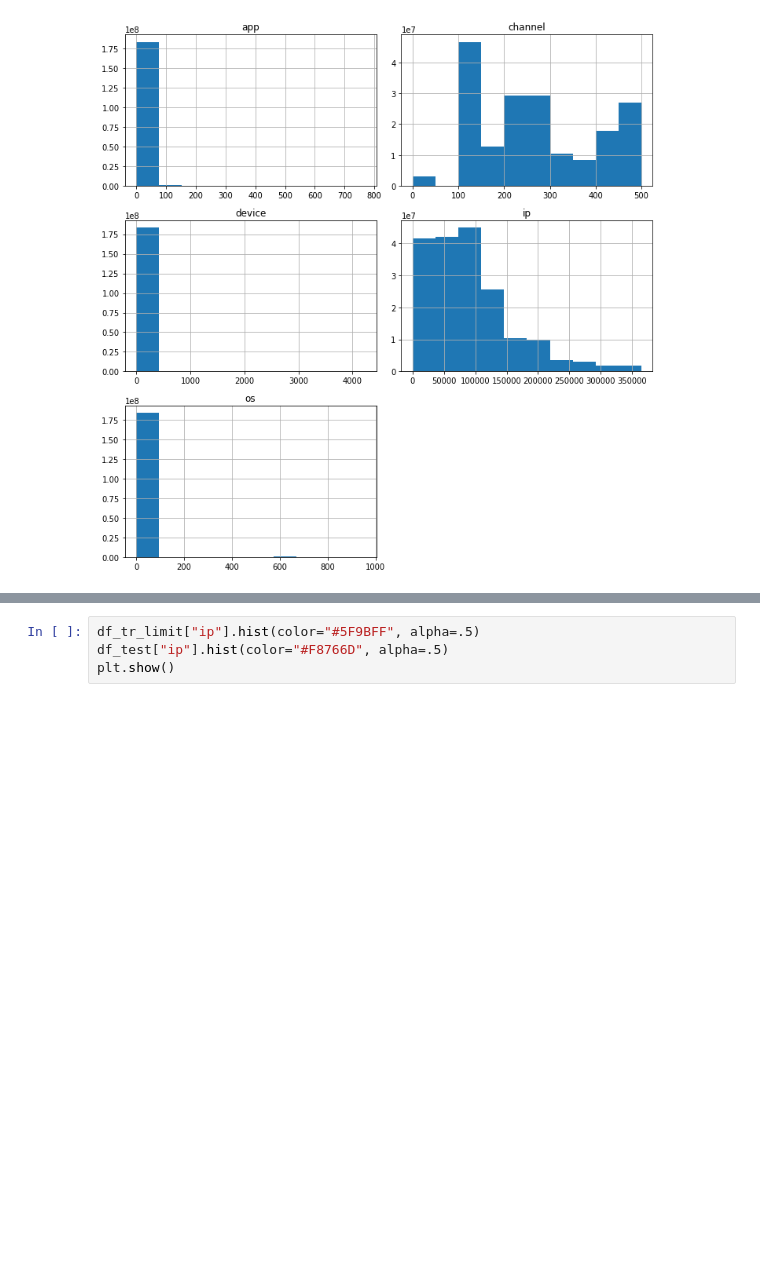
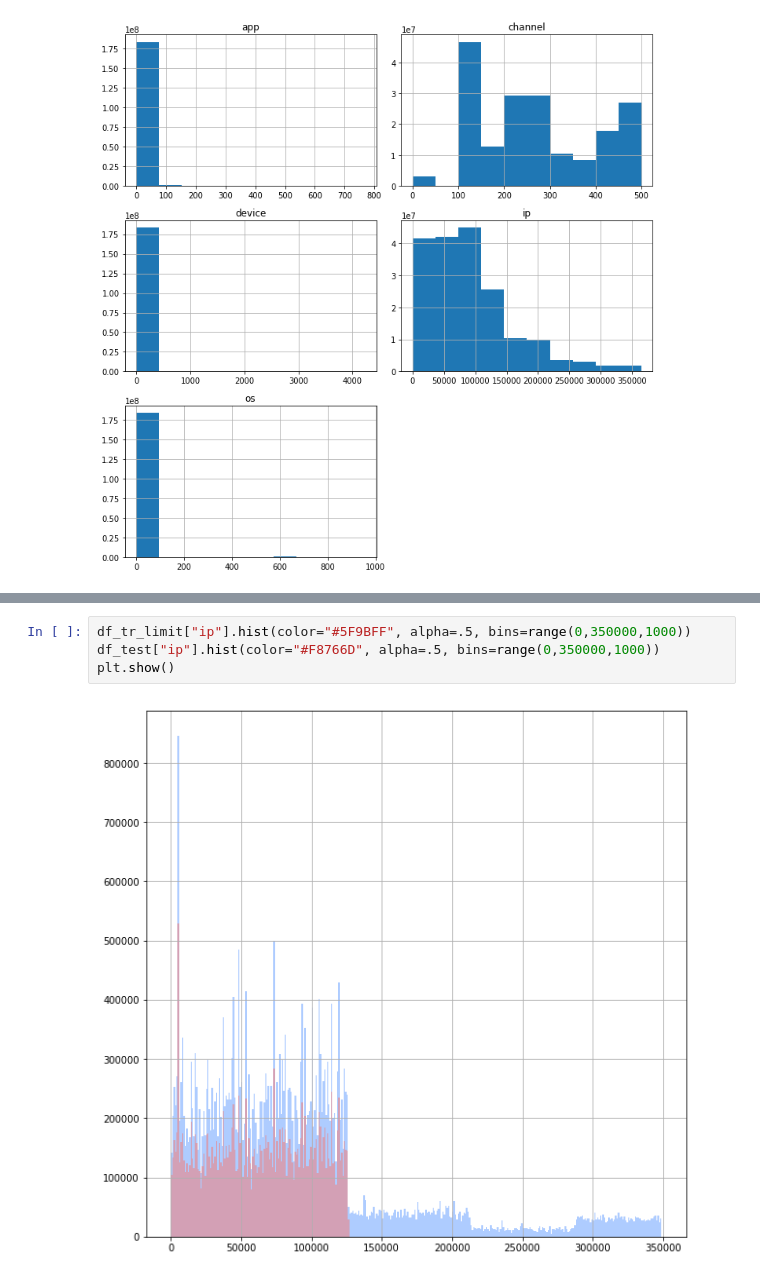
Before and after one commit to tkazusa/Kaggle-TalkingData-AdTracking-Fraud-Detection-Challenge, a Jupyter notebook: SomeEDA1.ipynb, the cells around one changed output, grey strips where cells are left out. Drawn from its saved outputs; the diff is of its cells as text; blank space fills up the shorter version.

```diff
--- a/SomeEDA1.ipynb
+++ b/SomeEDA1.ipynb
@@ -189,4 +182,6 @@ plt.tight_layout()
 # %%
-df_tr_limit["ip"].hist(color="#5F9BFF", alpha=.5)
-df_test["ip"].hist(color="#F8766D", alpha=.5)
+df_tr_limit["ip"].hist(color="#5F9BFF", alpha=.5, bins=range(0,350000,1000))
+df_test["ip"].hist(color="#F8766D", alpha=.5, bins=range(0,350000,1000))
 plt.show()
+# %% [output]
+[figure, added]
```
Also changed, not shown: parts of 5 cells of this notebook.
